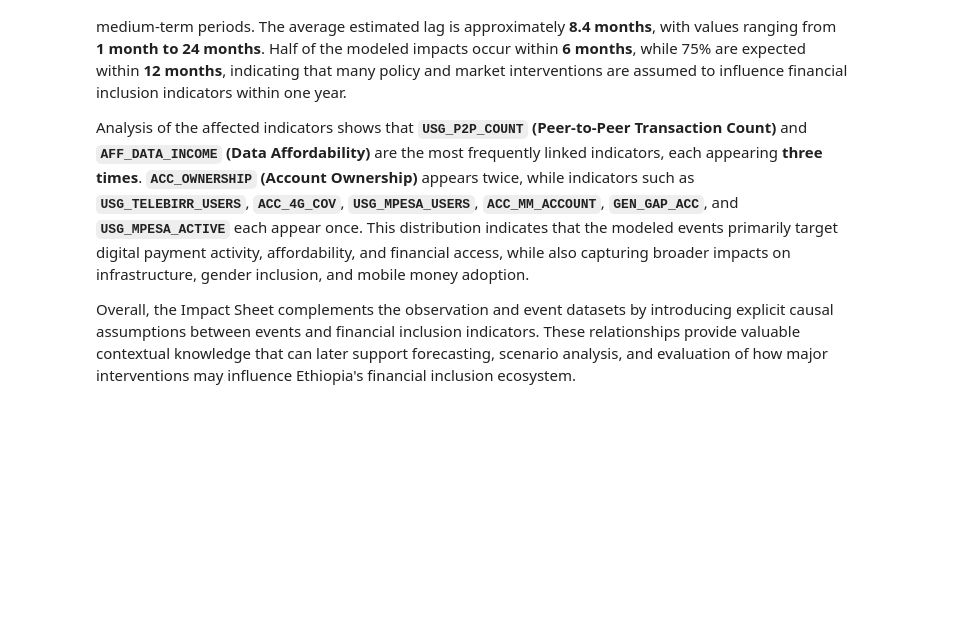
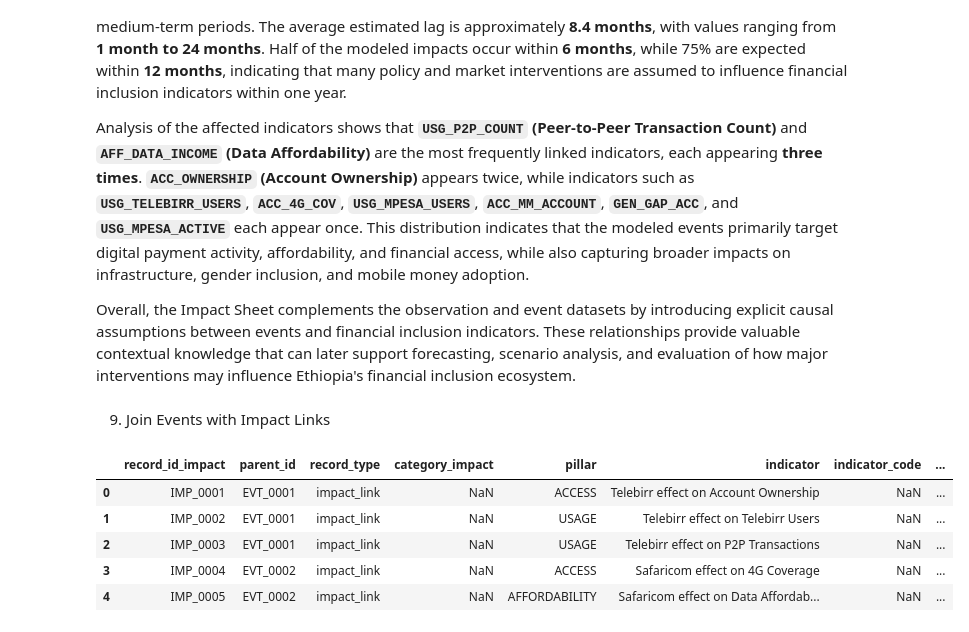
Before and after one commit to Lalisecf/ethiopia-fi-forecast-week11, a Jupyter notebook: notebooks/task1_data_exploration.ipynb, the cells around one changed output. Cells and saved outputs as stored; diff of their text form; code cells hidden in the pictures; blank space fills up the shorter version.

Commit message:
Join impact links with related events

```diff
--- a/notebooks/task1_data_exploration.ipynb
+++ b/notebooks/task1_data_exploration.ipynb
@@ -515,3 +515,29 @@ The lag analysis shows that event impacts are generally expected to materialize
 Analysis of the affected indicators shows that **`USG_P2P_COUNT` (Peer-to-Peer Transaction Count)** and **`AFF_DATA_INCOME` (Data Affordability)** are the most frequently linked indicators, each appearing **three times**. **`ACC_OWNERSHIP` (Account Ownership)** appears twice, while indicators such as **`USG_TELEBIRR_USERS`**, **`ACC_4G_COV`**, **`USG_MPESA_USERS`**, **`ACC_MM_ACCOUNT`**, **`GEN_GAP_ACC`**, and **`USG_MPESA_ACTIVE`** each appear once. This distribution indicates that the modeled events primarily target digital payment activity, affordability, and financial access, while also capturing broader impacts on infrastructure, gender inclusion, and mobile money adoption.
 
 Overall, the Impact Sheet complements the observation and event datasets by introducing explicit causal assumptions between events and financial inclusion indicators. These relationships provide valuable contextual knowledge that can later support forecasting, scenario analysis, and evaluation of how major interventions may influence Ethiopia's financial inclusion ecosystem.
+# %% [markdown]
+9. Join Events with Impact Links
+# %%
+event_impact = impact_links.merge(
+    events[
+        [
+            "record_id",
+            "category",
+            "observation_date",
+            "notes"
+        ]
+    ],
+    left_on="parent_id",
+    right_on="record_id",
+    how="left",
+    suffixes=("_impact", "_event")
+)
+
+event_impact.head()
+# %% [output]
+|  | record_id_impact | parent_id | record_type | category_impact | pillar | indicator | indicator_code | ... |
+| 0 | IMP_0001 | EVT_0001 | impact_link | NaN | ACCESS | Telebirr effect on Account Ownership | NaN | ... |
+| 1 | IMP_0002 | EVT_0001 | impact_link | NaN | USAGE | Telebirr effect on Telebirr Users | NaN | ... |
+| 2 | IMP_0003 | EVT_0001 | impact_link | NaN | USAGE | Telebirr effect on P2P Transactions | NaN | ... |
+| 3 | IMP_0004 | EVT_0002 | impact_link | NaN | ACCESS | Safaricom effect on 4G Coverage | NaN | ... |
+| 4 | IMP_0005 | EVT_0002 | impact_link | NaN | AFFORDABILITY | Safaricom effect on Data Affordab... | NaN | ... |
```
Also changed, not shown: parts of 1 cell of this notebook.
